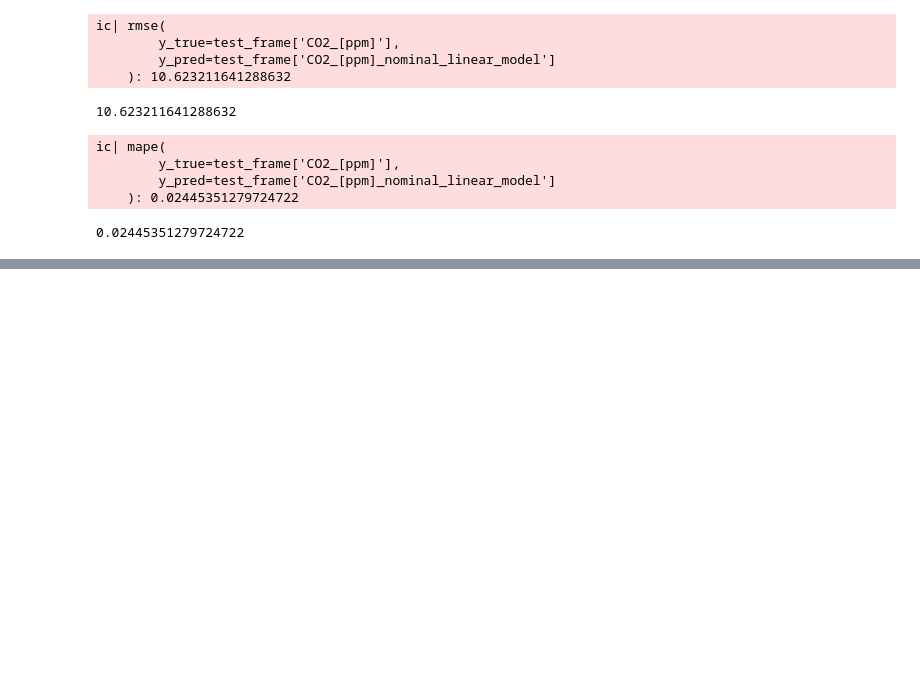
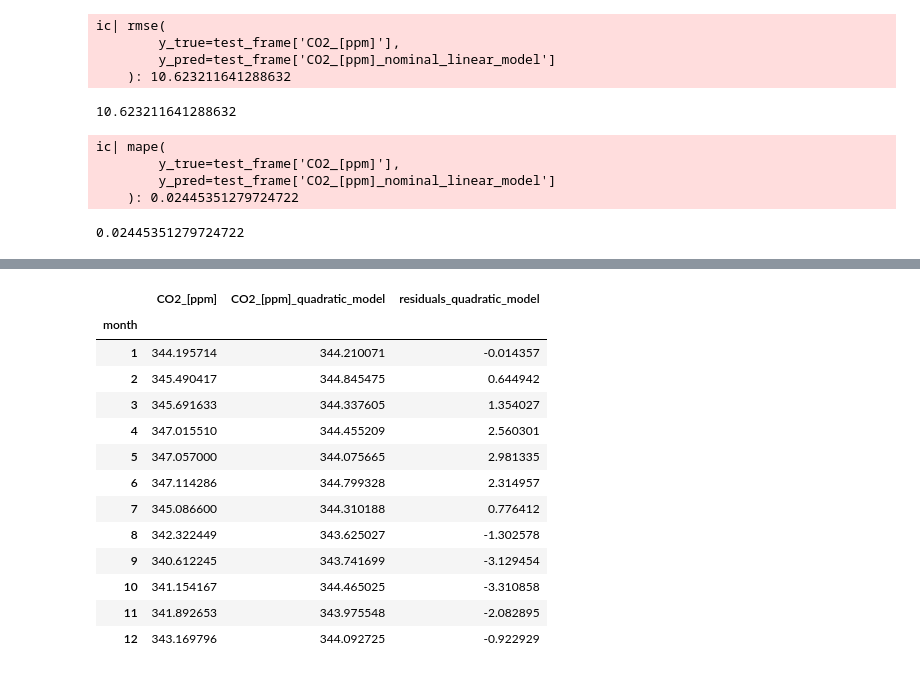
Before and after one commit to SaxeCoburgGotha/DataAnalysis, a Jupyter notebook: src/data_analysis/analyses/time_series/The Mauna Loa CO_2 Concentration.ipynb, the cells around one changed output, grey strips where cells are left out. Saved outputs shown, nothing was run; the diff lists cells and outputs as text; code cells hidden in the pictures; blank space fills up the shorter version.

```diff
--- a/src/data_analysis/analyses/time_series/The Mauna Loa CO_2 Concentration.ipynb
+++ b/src/data_analysis/analyses/time_series/The Mauna Loa CO_2 Concentration.ipynb
@@ -319,0 +430,13 @@ For higher order polynomials, first transform the data with Polynomial Features
+# %%
+train_cubic_array = cubic_transform.fit_transform(
+    X = train_frame[['month_fraction']]
+)
+
+test_cubic_array = cubic_transform.fit_transform(
+    X=test_frame[['month_fraction']]
+)
+# %%
+reg_cubic = LinearRegression().fit(
+    X = train_cubic_array,
+    y=train_frame[['CO2_[ppm]']]
+)
@@ -319,0 +450,8 @@ For higher order polynomials, first transform the data with Polynomial Features
+# %%
+train_frame['CO2_[ppm]_cubic_model'] = reg_cubic.predict(
+    X=train_cubic_array
+)
+
+test_frame['CO2_[ppm]_cubic_model'] = reg_cubic.predict(
+    X=test_cubic_array
+)
@@ -319,0 +475,2 @@ For higher order polynomials, first transform the data with Polynomial Features
+# %%
+train_frame['residuals_cubic_model'] = train_frame['CO2_[ppm]'] - train_frame['CO2_[ppm]_cubic_model']
@@ -319,0 +525,30 @@ For higher order polynomials, first transform the data with Polynomial Features
+# %%
+(
+    train_frame
+    .groupby(
+        by=[
+            'month'
+        ]
+    ).mean()[
+        [
+            'CO2_[ppm]',
+            'CO2_[ppm]_quadratic_model',
+            'residuals_quadratic_model'
+        ]
+    ]
+)
+# %% [output]
+|  | CO2_[ppm] | CO2_[ppm]_quadratic_model | residuals_quadratic_model |
+| month |  |  |  |
+| 1 | 344.195714 | 344.210071 | -0.014357 |
+| 2 | 345.490417 | 344.845475 | 0.644942 |
+| 3 | 345.691633 | 344.337605 | 1.354027 |
+| 4 | 347.015510 | 344.455209 | 2.560301 |
+| 5 | 347.057000 | 344.075665 | 2.981335 |
+| 6 | 347.114286 | 344.799328 | 2.314957 |
+| 7 | 345.086600 | 344.310188 | 0.776412 |
+| 8 | 342.322449 | 343.625027 | -1.302578 |
+| 9 | 340.612245 | 343.741699 | -3.129454 |
+| 10 | 341.154167 | 344.465025 | -3.310858 |
+| 11 | 341.892653 | 343.975548 | -2.082895 |
+| 12 | 343.169796 | 344.092725 | -0.922929 |
```
Also changed, not shown: parts of 25 cells of this notebook.
